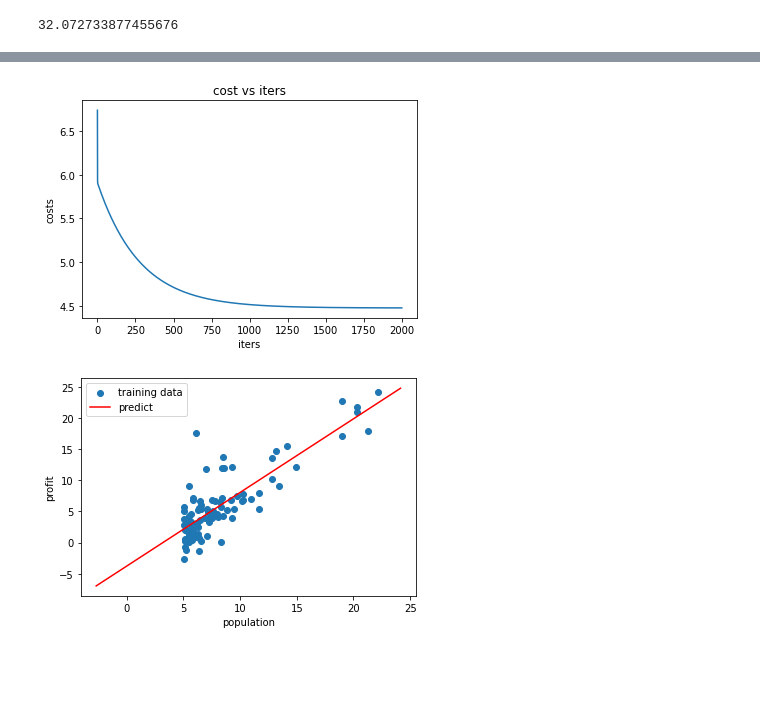
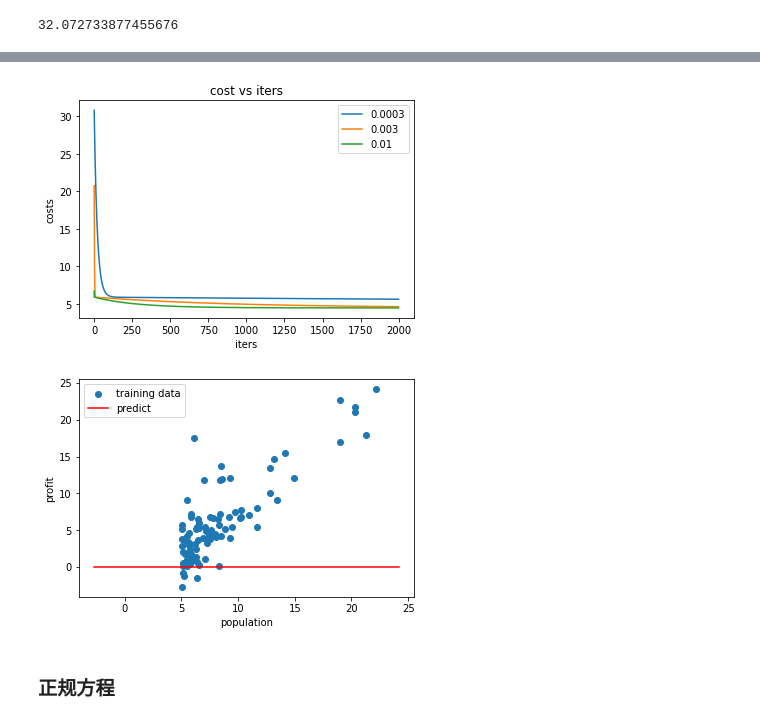
Before and after one commit to TuLingZb/self-learning, a Jupyter notebook: np_test.ipynb, the cells around one changed output, grey strips where cells are left out. Drawn from its saved outputs; the diff is of its cells as text; code cells hidden in the pictures; blank space fills up the shorter version.

```diff
--- a/np_test.ipynb
+++ b/np_test.ipynb
@@ -99,17 +99,14 @@ print(cost_init)
 # %%
 def gradientDescent(X,y,theta,alpha,iters):
     """
-    梯度下降函数 theta还不太清楚原理
+    梯度下降函数 对代价函数求导 * 步长 alpha
+    X @ theta - y 求导得 X.T @ (X @ theta - y )
     """
     costs = []
     for i in range(iters):
         theta = theta - (X.T @ (X@theta -y )) * alpha / len(X)
         cost = costFunction(X,y,theta)
         costs.append(cost)
-        if i % 100 == 0:
-            print(cost)
+#         if i % 100 == 0:
+#             print(cost)
     return theta,costs
-# %%
-alpha = 0.01
-iters = 2000
-theta,costs = gradientDescent(X,y,theta,alpha,iters)
@@ -137,10 +113,16 @@ theta,costs = gradientDescent(X,y,theta,alpha,iters)
 # %%
 fig,ax = plt.subplots()
-ax.plot(np.arange(iters),costs)#绘图 列表
+candinate_alpha = [0.0003,0.003,0.01]
+iters = 2000
+for alpha in candinate_alpha:
+    _,costs = gradientDescent(X,y,theta,alpha,iters)
+    ax.plot(np.arange(iters),costs,label=alpha)#绘图 列表
+    ax.legend()
+
 ax.set(xlabel="iters",ylabel="costs",title="cost vs iters")
 plt.show()
 # %% [output]
-[figure, old version]
+[figure, new version]
 # %%
 x = np.linspace(y.min(), y.max(), 100)
 y_ = theta[0,0] + theta[1,0] * x
@@ -151,4 +133,6 @@ ax.legend() # 显示标签
 ax.set(xlabel="population", ylabel="profit")
 plt.show()
 # %% [output]
-[figure, old version]
+[figure, new version]
+# %% [markdown]
+### 正规方程
```
Also changed, not shown: parts of 3 cells of this notebook.
